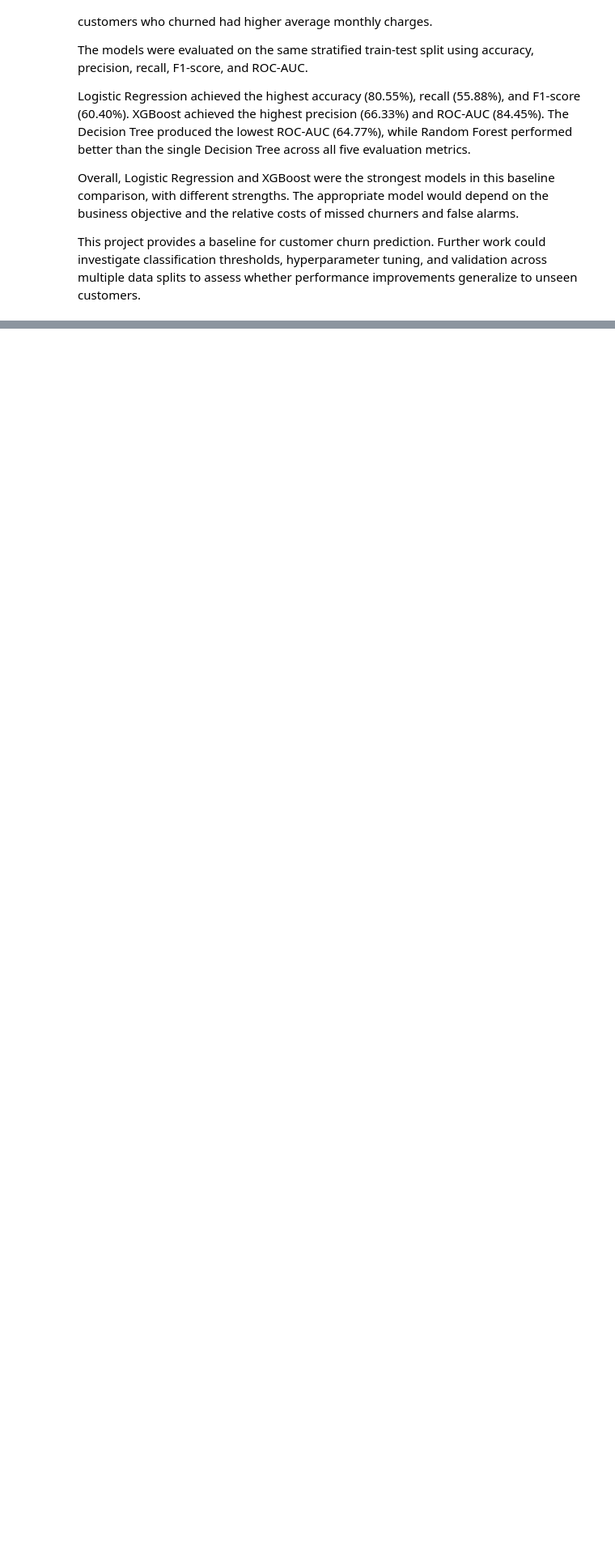
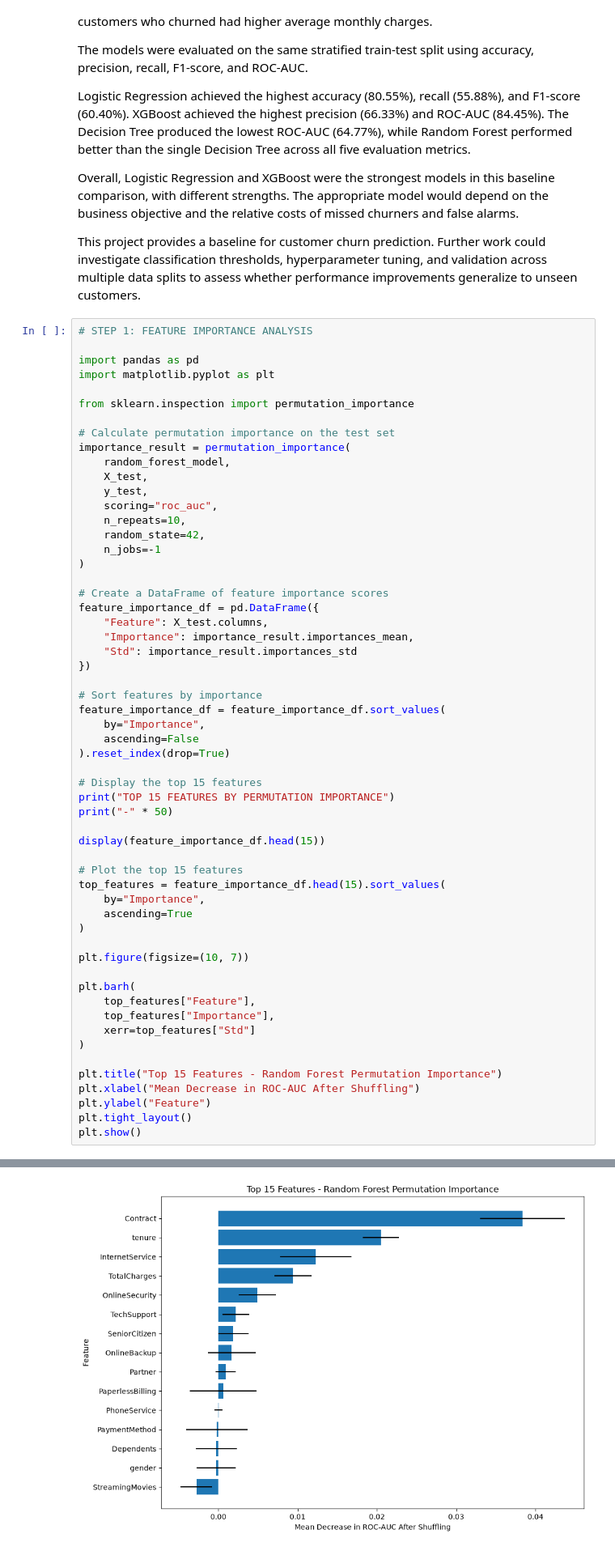
Before and after one commit to niya-cyber/ML_Case_Study, a Jupyter notebook: Telco_Customer_Churn.ipynb, the cells around one changed output, grey strips where cells are left out. Shown at 81% size. Drawn from its saved outputs; the diff is of its cells as text; blank space fills up the shorter version.

```diff
--- a/Telco_Customer_Churn.ipynb
+++ b/Telco_Customer_Churn.ipynb
@@ -790,3 +790,61 @@ Logistic Regression achieved the highest accuracy (80.55%), recall (55.88%), and
 Overall, Logistic Regression and XGBoost were the strongest models in this baseline comparison, with different strengths. The appropriate model would depend on the business objective and the relative costs of missed churners and false alarms.
 
 This project provides a baseline for customer churn prediction. Further work could investigate classification thresholds, hyperparameter tuning, and validation across multiple data splits to assess whether performance improvements generalize to unseen customers.
+# %%
+# STEP 1: FEATURE IMPORTANCE ANALYSIS
+
+import pandas as pd
+import matplotlib.pyplot as plt
+
+from sklearn.inspection import permutation_importance
+
+# Calculate permutation importance on the test set
+importance_result = permutation_importance(
+    random_forest_model,
+    X_test,
+    y_test,
+    scoring="roc_auc",
+    n_repeats=10,
+    random_state=42,
+    n_jobs=-1
+)
+
+# Create a DataFrame of feature importance scores
+feature_importance_df = pd.DataFrame({
+    "Feature": X_test.columns,
+    "Importance": importance_result.importances_mean,
+    "Std": importance_result.importances_std
+})
+
+# Sort features by importance
+feature_importance_df = feature_importance_df.sort_values(
+    by="Importance",
+    ascending=False
+).reset_index(drop=True)
+
+# Display the top 15 features
+print("TOP 15 FEATURES BY PERMUTATION IMPORTANCE")
+print("-" * 50)
+
+display(feature_importance_df.head(15))
+
+# Plot the top 15 features
+top_features = feature_importance_df.head(15).sort_values(
+    by="Importance",
+    ascending=True
+)
+
+plt.figure(figsize=(10, 7))
+
+plt.barh(
+    top_features["Feature"],
+    top_features["Importance"],
+    xerr=top_features["Std"]
+)
+
+plt.title("Top 15 Features - Random Forest Permutation Importance")
+plt.xlabel("Mean Decrease in ROC-AUC After Shuffling")
+plt.ylabel("Feature")
+plt.tight_layout()
+plt.show()
+# %% [output]
@@ -792,0 +869 @@ This project provides a baseline for customer churn prediction. Further work cou
+[figure, added]
```
Also changed, not shown: parts of 2 cells of this notebook.
